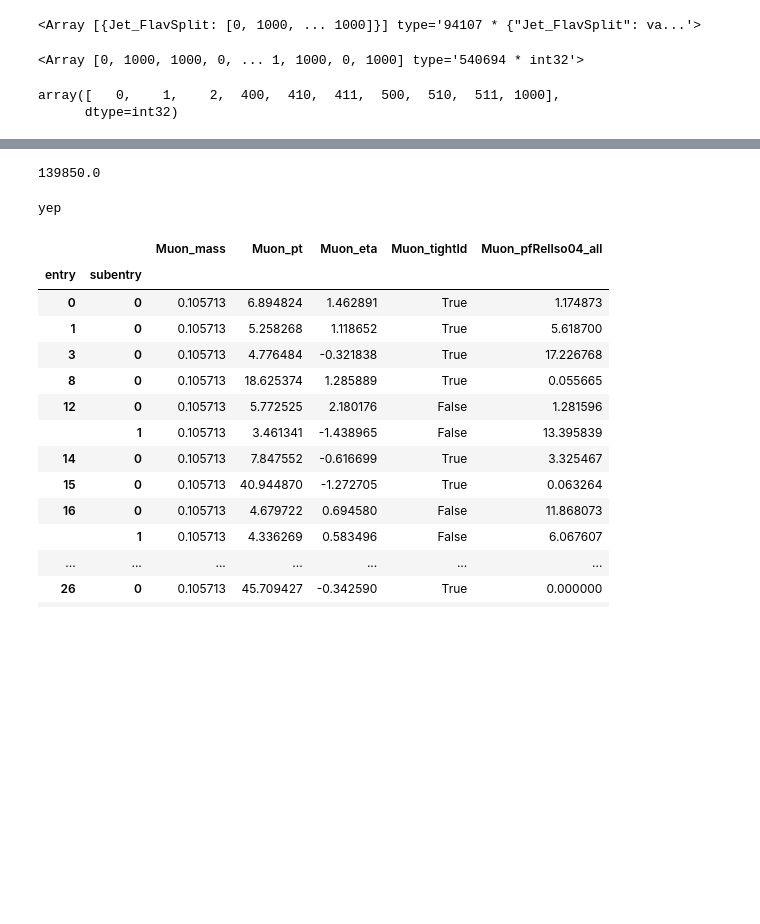
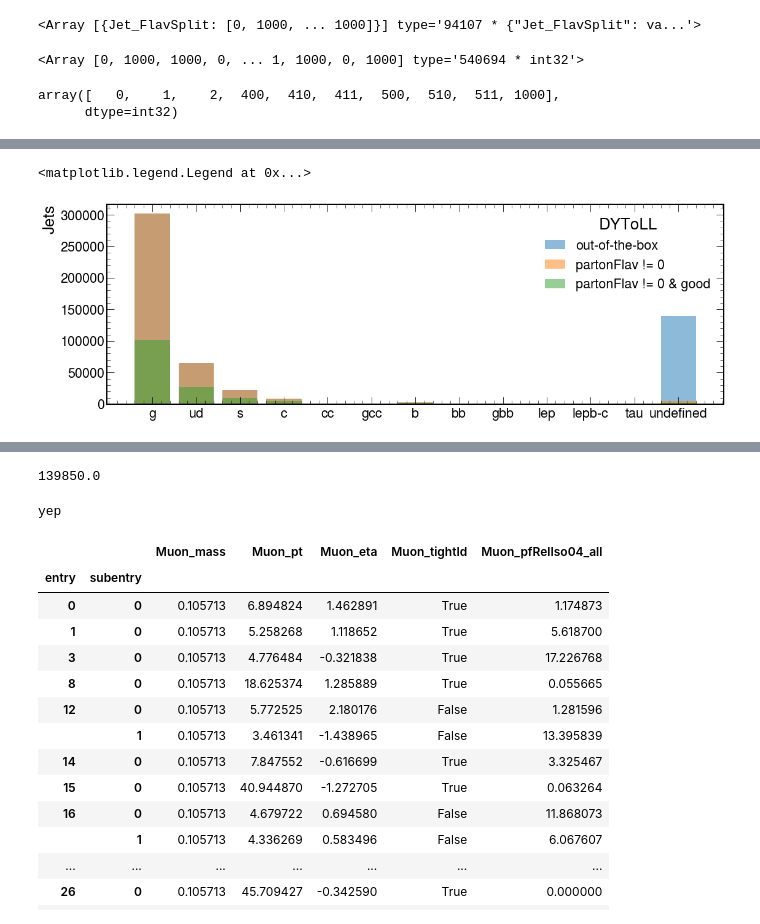
Before and after one commit to hschoenen/VHcc-cTagSF, a Jupyter notebook: Analyzer/condorDESY/prototyping.ipynb, the cells around one changed output, grey strips where cells are left out. Drawn from its saved outputs; the diff is of its cells as text; code cells hidden in the pictures; blank space fills up the shorter version.

```diff
--- a/Analyzer/condorDESY/prototyping.ipynb
+++ b/Analyzer/condorDESY/prototyping.ipynb
@@ -572,0 +621,2 @@ jet_flavs = ak.flatten(fileStock3['Events']['Jet_FlavSplit'].arrays().Jet_FlavSp
+# %%
+jet_puId = ak.flatten(fileStockDY['Events']['Jet_puId'].arrays().Jet_puId, axis=-1).to_numpy()
@@ -578 +641,3 @@ array([   0,    1,    2,  400,  410,  411,  500,  510,  511, 1000],
+# %%
+heightDY, xvarsDY = np.histogram(jet_flavs, bins=(0,1,2,400,410,411,500,510,511,520,521,600,1000,1001))
 # %%
@@ -579,0 +647,4 @@ height, xvars = np.histogram(jet_flavs, bins=(0,1,2,400,410,411,500,510,511,520,
+# %%
+heightDY_noPU, xvarsDY_noPU = np.histogram(jet_flavs[(jet_partonFlav != 0)], bins=(0,1,2,400,410,411,500,510,511,520,521,600,1000,1001))
+# %%
+heightDY_noPU_andGood, xvarsDY_noPU_andGood = np.histogram(jet_flavs[(jet_partonFlav != 0) & (((jet_puId >= 1) | (jet_pt > 50)) & (jet_jetId >= 5) & (abs(jet_eta) < 2.5))], bins=(0,1,2,400,410,411,500,510,511,520,521,600,1000,1001))
@@ -597,0 +686,11 @@ Text(0, 1, 'Jets')
+# %%
+f = plt.figure(figsize=(18,6))
+plt.bar(labels, heightDY, alpha=0.5, label='out-of-the-box')
+plt.bar(labels, heightDY_noPU, alpha=0.5, label='partonFlav != 0')
+plt.bar(labels, heightDY_noPU_andGood, alpha=0.5, label='partonFlav != 0 & good')
+#plt.bar(labels, heightDY_Good, alpha=0.5)
+plt.ylabel('Jets')
+plt.legend(title='DYToLL')
+# %% [output]
+<matplotlib.legend.Legend at 0x...>
+[figure, added]
```
Also changed, not shown: parts of 42 cells of this notebook, 18 other files.
